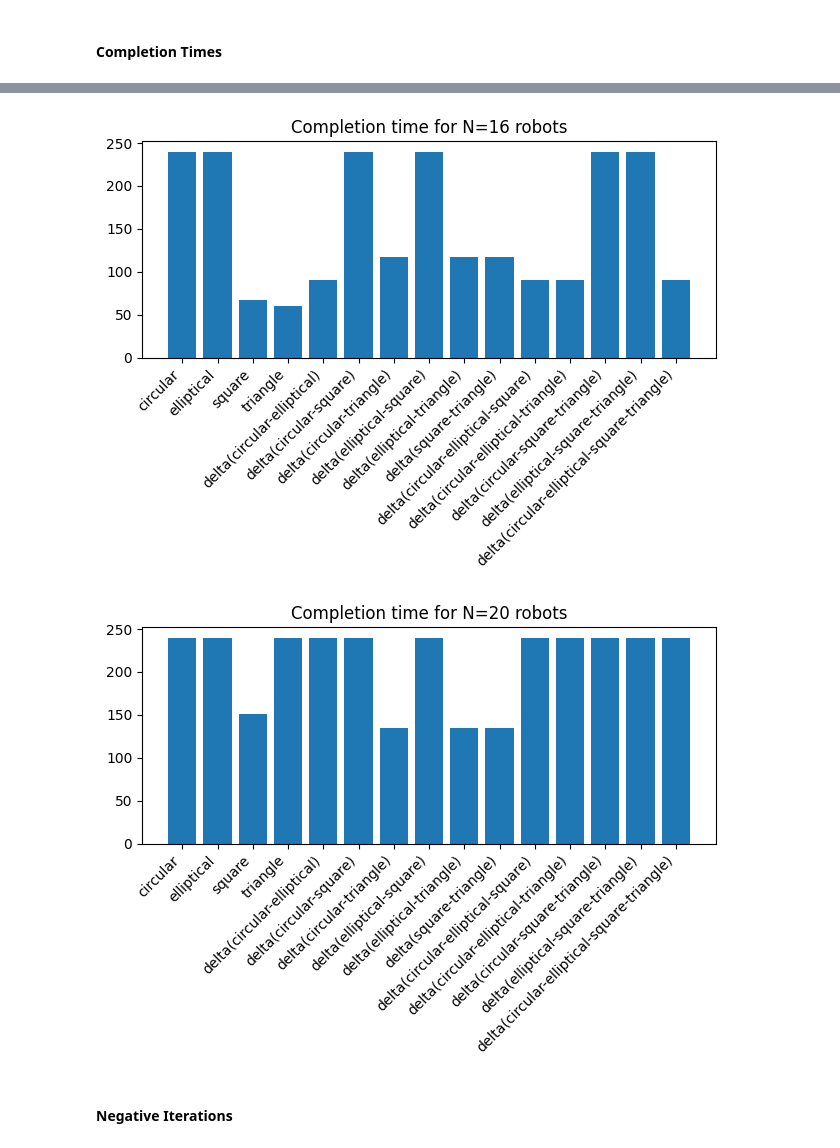
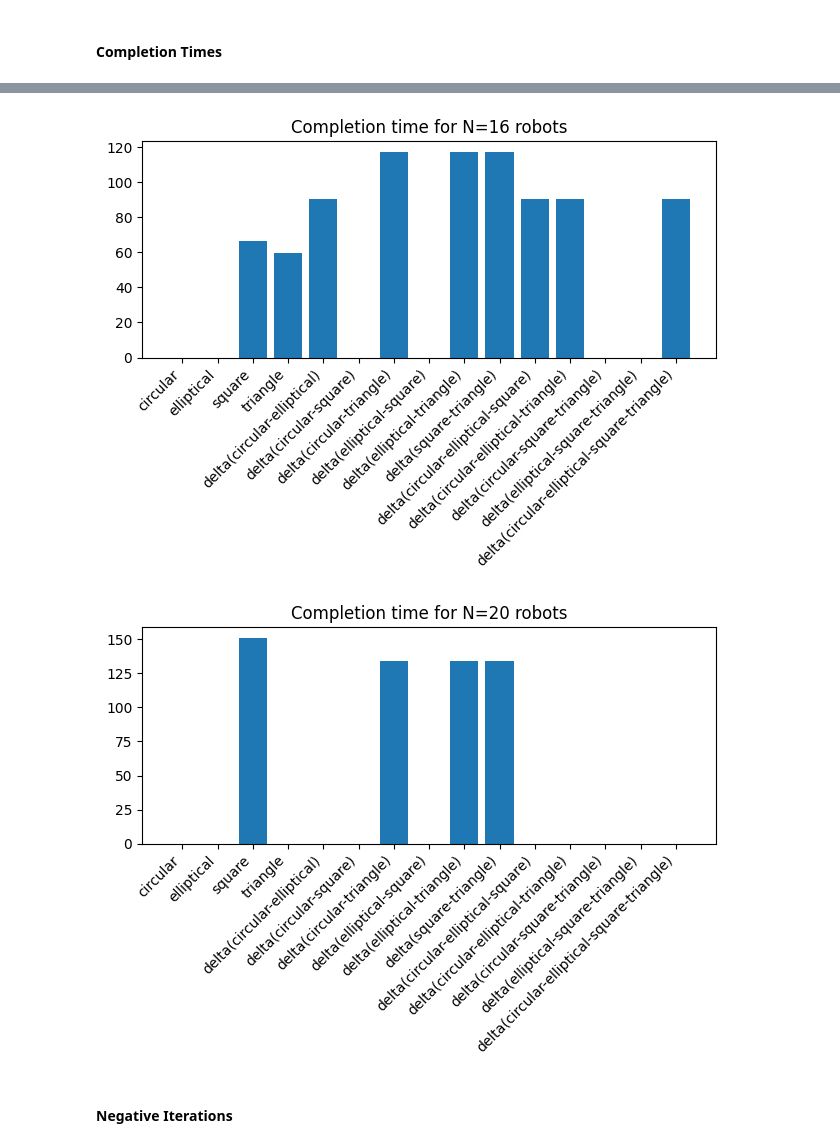
Before and after one commit to J4mZzy/robotarium_python_simulator, a Jupyter notebook: rps/src/data_analysis.ipynb, the cells around one changed output, grey strips where cells are left out. Cells and saved outputs as stored; diff of their text form; code cells hidden in the pictures.

Commit message:
totally fixed barriers

```diff
--- a/rps/src/data_analysis.ipynb
+++ b/rps/src/data_analysis.ipynb
@@ -34,7 +34,7 @@ shape: (75, 4)
 for N in [4, 8, 11, 16, 20]:
     subset = circle_swap_data.filter(pl.col("N") == N)
     fig, ax = plt.subplots()
-    ax.bar(range(len(subset["Barrier Name"])), subset["Completion Time (s)"].replace(-1, 240))
+    ax.bar(range(len(subset["Barrier Name"])), subset["Completion Time (s)"].replace(-1, 0))
     ax.set_xticks(range(len(subset["Barrier Name"])))
     ax.set_xticklabels(subset["Barrier Name"], rotation=45, ha="right")
     ax.set_title(f"Completion time for N={N} robots")
@@ -46,6 +46,6 @@ for N in [4, 8, 11, 16, 20]:
 [figure]
-[figure, old version]
+[figure, new version]
-[figure, old version]
+[figure, new version]
 # %% [markdown]
 #### Negative Iterations
 # %%
```
Also changed, not shown: parts of 8 cells of this notebook, 5 other files.
